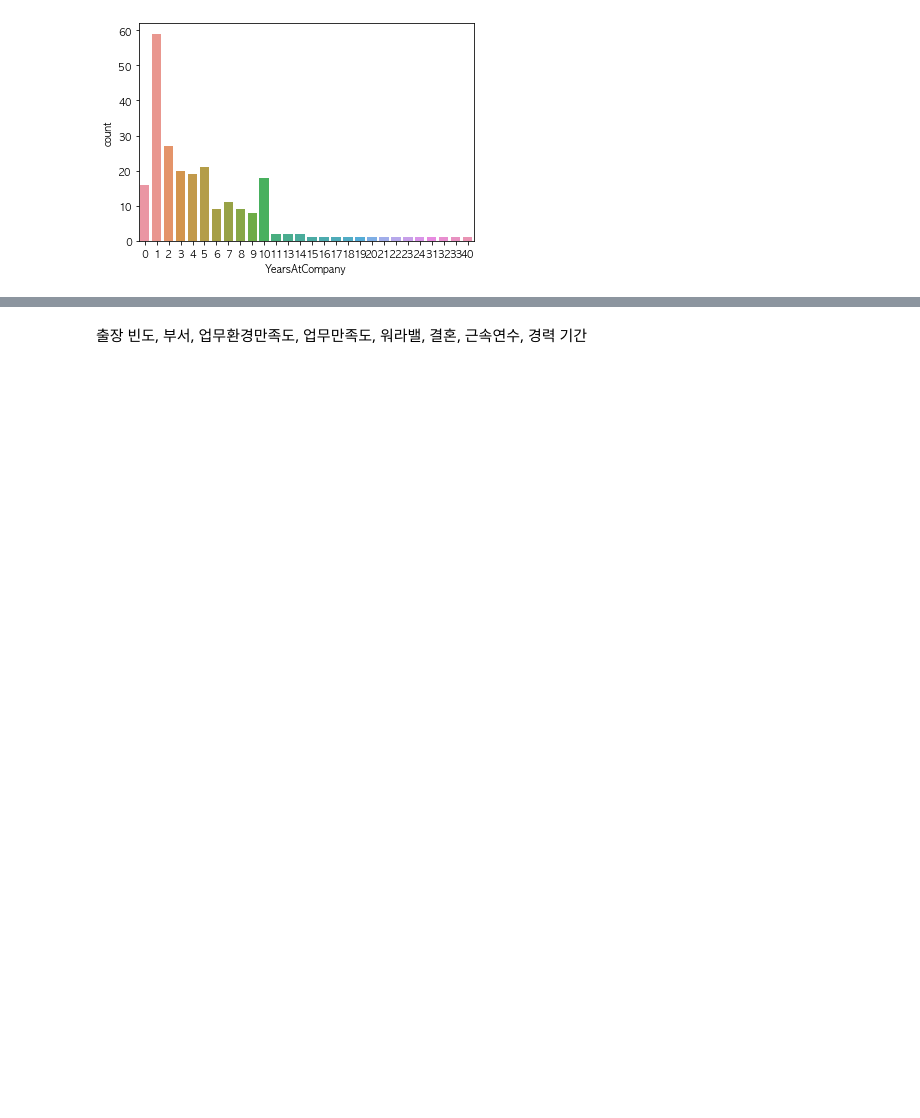
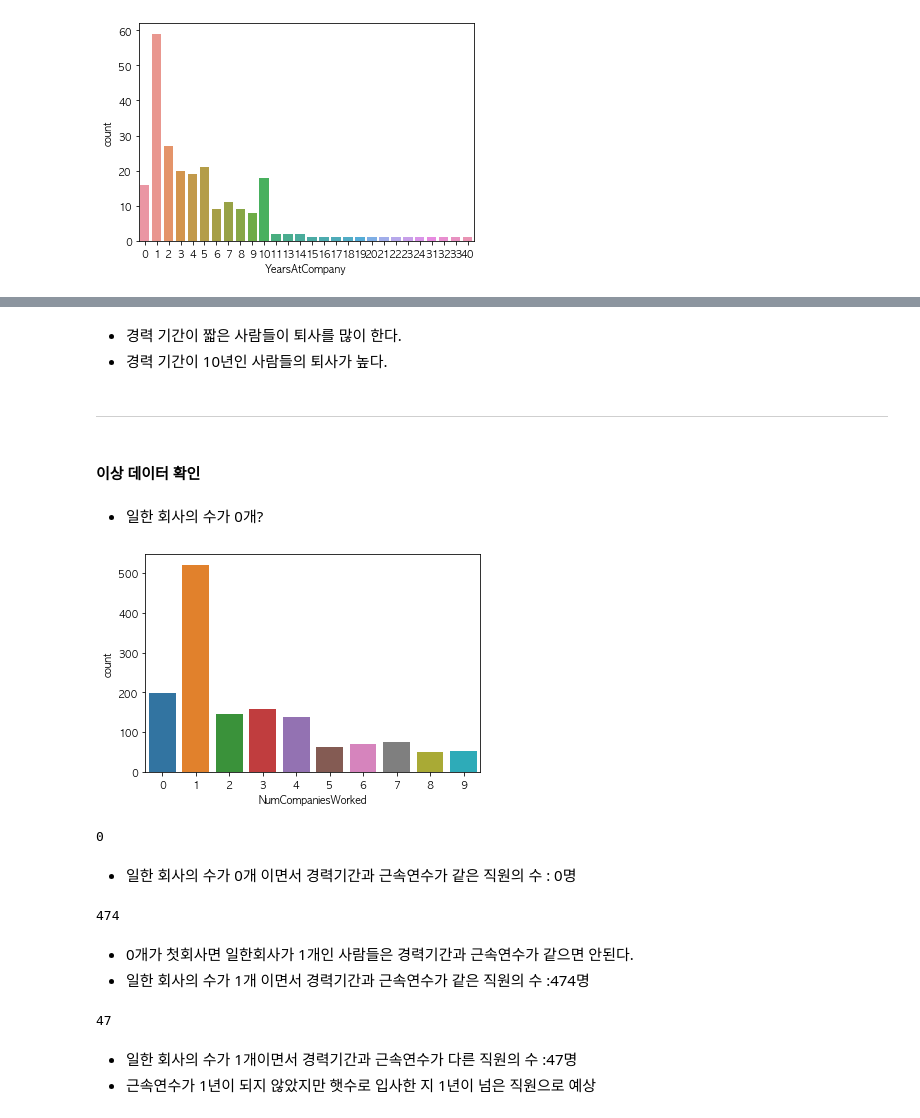
Before and after one commit to lee-jong-gu/attrition, a Jupyter notebook: Attrition MarkDown.ipynb, the cells around one changed output, grey strips where cells are left out. Saved outputs shown, nothing was run; the diff lists cells and outputs as text; code cells hidden in the pictures; blank space fills up the shorter version.

```diff
--- a/Attrition MarkDown.ipynb
+++ b/Attrition MarkDown.ipynb
@@ -360,2 +423,5 @@ plt.show()
+# %% [markdown]
+* 경력 기간이 짧은 사람들이 퇴사를 많이 한다.
+* 경력 기간이 10년인 사람들의 퇴사가 높다.
 # %% [markdown]
-출장 빈도, 부서, 업무환경만족도, 업무만족도, 워라밸, 결혼, 근속연수, 경력 기간
+---
@@ -363,0 +428,32 @@ plt.show()
+# %% [markdown]
+#### 이상 데이터 확인
+# %% [markdown]
+* 일한 회사의 수가 0개?
+# %%
+sns.countplot(df['NumCompaniesWorked'],data=df)
+plt.show()
+# %% [output]
+[figure, added]
+# %%
+#일한 회사가 0개인데 경력기간과 근속연수가 같은 사람은 없다 -> 0개가 첫회사면 경력기간과 근속연수가 같아야한다.
+print(len(df[(df['NumCompaniesWorked']==0) & (df['TotalWorkingYears'] == df['YearsAtCompany'])]))
+# %% [output]
+0
+# %% [markdown]
+* 일한 회사의 수가 0개 이면서 경력기간과 근속연수가 같은 직원의 수 : 0명
+# %%
+# 일한 회사가 1개인데 경력기간과 근속연수가 같은 사람은 474명 -> 0개가 첫회사라면 이사람들은 회사가 2개니까 경력기간과 근속연수가 같으면 안된다.
+print(len(df[(df['NumCompaniesWorked']==1) & (df['TotalWorkingYears'] == df['YearsAtCompany'])]))
+# %% [output]
+474
+# %% [markdown]
+* 0개가 첫회사면 일한회사가 1개인 사람들은 경력기간과 근속연수가 같으면 안된다.
+* 일한 회사의 수가 1개 이면서 경력기간과 근속연수가 같은 직원의 수 :474명
+# %%
+# 일한 회사가 1개면서 경력기간과 근속연수가 다른 사람은 47명 -> 근속연수가 1년이 되지 않았지만 햇수로 입사한지 1년이 넘은 사람들로 예상
+len(df[(df['NumCompaniesWorked']==1) & (df['TotalWorkingYears'] != df['YearsAtCompany'])])
+# %% [output]
+47
+# %% [markdown]
+* 일한 회사의 수가 1개이면서 경력기간과 근속연수가 다른 직원의 수 :47명
+* 근속연수가 1년이 되지 않았지만 햇수로 입사한 지 1년이 넘은 직원으로 예상
```
Also changed, not shown: parts of 86 cells of this notebook, 1 other file.
